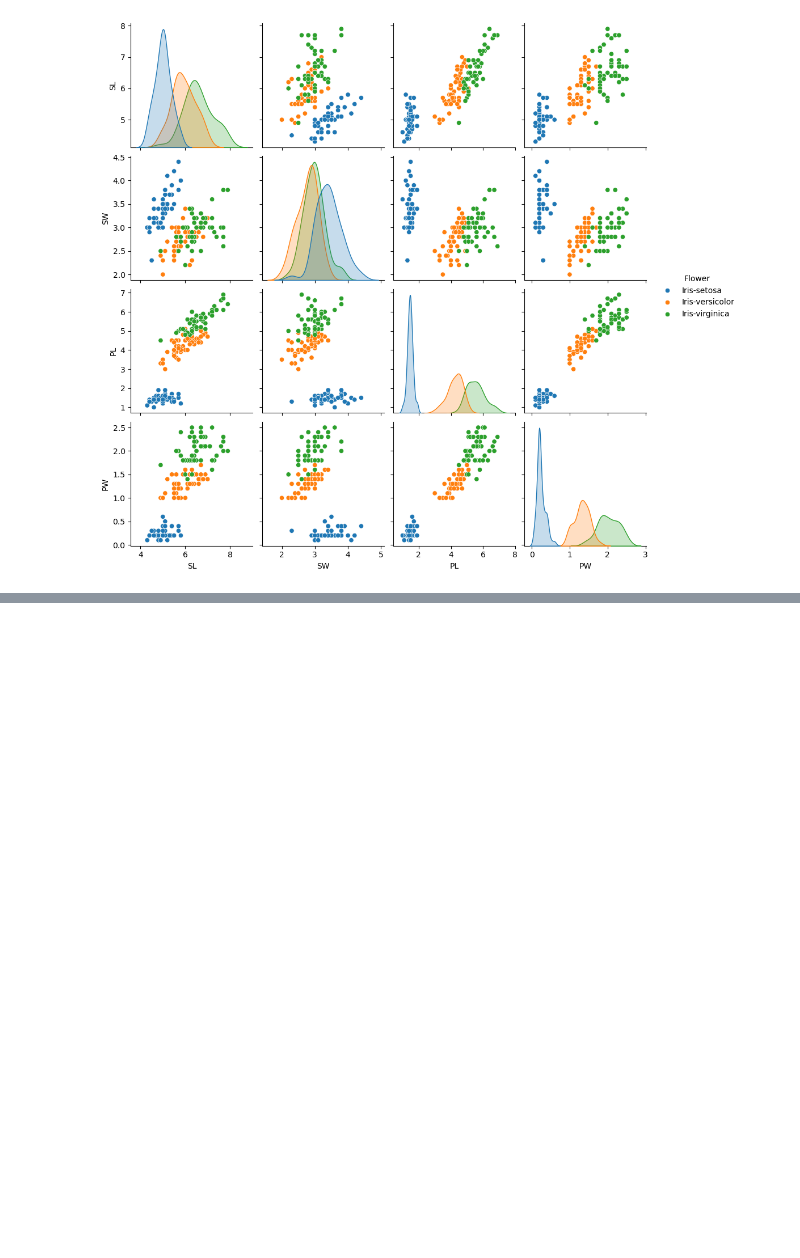
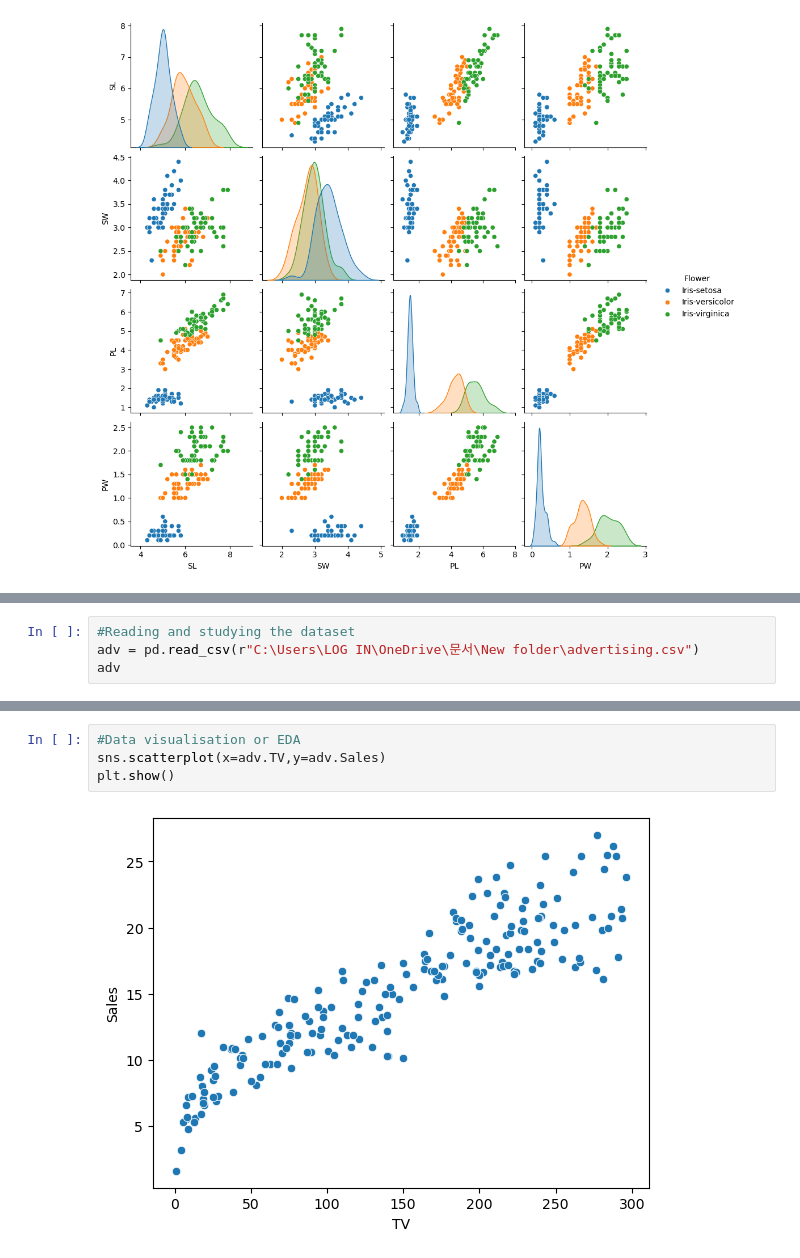
Before and after one commit to musharafaltaf/anacondaPractice, a Jupyter notebook: numpyexample.ipynb, the cells around one changed output, grey strips where cells are left out. Drawn from its saved outputs; the diff is of its cells as text; blank space fills up the shorter version.

```diff
--- a/numpyexample.ipynb
+++ b/numpyexample.ipynb
@@ -1674,0 +1701,4 @@ plt.show()
+# %%
+#Reading and studying the dataset
+adv = pd.read_csv(r"C:\Users\LOG IN\OneDrive\문서\New folder\advertising.csv")
+adv
@@ -1674,0 +1783,6 @@ plt.show()
+# %%
+#Data visualisation or EDA
+sns.scatterplot(x=adv.TV,y=adv.Sales)
+plt.show()
+# %% [output]
+[figure, added]
```
Also changed, not shown: parts of 9 cells of this notebook.
